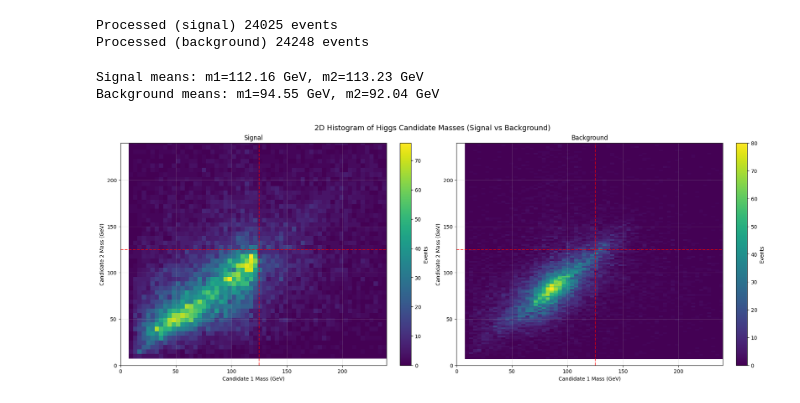
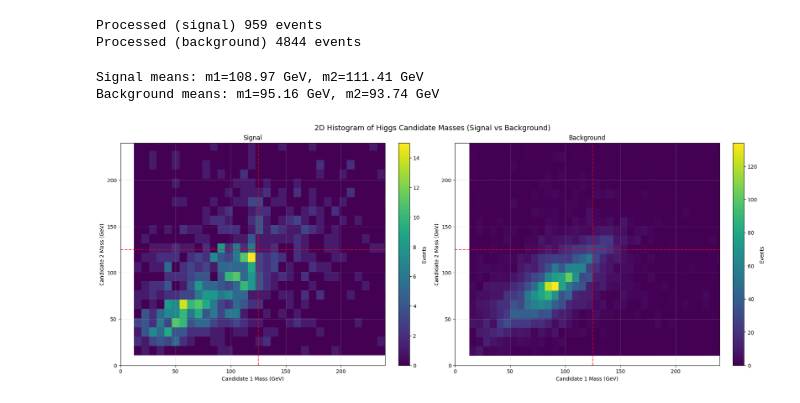
Before and after one commit to umarsdq/DiHiggsSBI_4b, a Jupyter notebook: higgs_candidate.ipynb, the cells around one changed output. Drawn from its saved outputs; the diff is of its cells as text; code cells hidden in the pictures.

```diff
--- a/higgs_candidate.ipynb
+++ b/higgs_candidate.ipynb
@@ -56,3 +54,12 @@ def compute_candidate_kinematics(pt1, pt2, eta1, eta2, phi1, phi2):
+# %%
+def compute_candidate_kinematics(pt1, pt2, eta1, eta2, phi1, phi2, mass1, mass2):
+
+    j1 = vector.obj(pt=pt1, eta=eta1, phi=phi1, mass=mass1)
+    j2 = vector.obj(pt=pt2, eta=eta2, phi=phi2, mass=mass2)
+
+    candidate = j1+j2
+
+    return candidate.mass, candidate.pt
 # %%
 # Load arrays for signal and background
 with uproot.open(FILE_PATH_SIGNAL) as f_sig:
@@ -77,6 +84,4 @@ Background:
 # %%
-# Helper to compute cand masses from an arrays object
-
 def collect_candidate_masses(arrays):
     cand1_masses = []
     cand2_masses = []
@@ -86,31 +91,35 @@ def collect_candidate_masses(arrays):
         etas = arrays["GenJet/GenJet.Eta"][event_idx]
         phis = arrays["GenJet/GenJet.Phi"][event_idx]
         btag_scores = arrays["GenJet/GenJet.BTag"][event_idx]
+        masses = arrays["GenJet/GenJet.Mass"][event_idx]
 
         pts = np.array(pts)
         etas = np.array(etas)
         phis = np.array(phis)
         btag_scores = np.array(btag_scores)
+        masses = np.array(masses)
 
         if len(pts) < 4:
             continue
 
         jet_indices = np.argsort(btag_scores)[::-1][:4]
-        jets = [(pts[i], etas[i], phis[i]) for i in jet_indices]
+        jets = [(pts[i], etas[i], phis[i], masses[i]) for i in jet_indices]
 
         pairings = [((0, 1), (2, 3)), ((0, 2), (1, 3)), ((0, 3), (1, 2))]
         pairing_results = []
 
         for (pair1_jet1, pair1_jet2), (pair2_jet1, pair2_jet2) in pairings:
-            m_pair1, pt_pair1, _, _, _, _, _ = compute_candidate_kinematics(
+            m_pair1, pt_pair1 = compute_candidate_kinematics(
                 jets[pair1_jet1][0], jets[pair1_jet2][0],
                 jets[pair1_jet1][1], jets[pair1_jet2][1],
-                jets[pair1_jet1][2], jets[pair1_jet2][2]
+                jets[pair1_jet1][2], jets[pair1_jet2][2],
+                jets[pair1_jet1][3], jets[pair1_jet2][3]
             )
-            m_pair2, pt_pair2, _, _, _, _, _ = compute_candidate_kinematics(
+            m_pair2, pt_pair2 = compute_candidate_kinematics(
                 jets[pair2_jet1][0], jets[pair2_jet2][0],
                 jets[pair2_jet1][1], jets[pair2_jet2][1],
-                jets[pair2_jet1][2], jets[pair2_jet2][2]
+                jets[pair2_jet1][2], jets[pair2_jet2][2],
+                jets[pair2_jet1][3], jets[pair2_jet2][3]
             )
 
             if pt_pair2 > pt_pair1:
@@ -130,16 +139,18 @@ def collect_candidate_masses(arrays):
         pairing_results.sort(key=lambda x: x[0])
         _, RHH, best_indices = pairing_results[0]
 
-        cand1_mass, cand1_pt, cand1_fourvec, cand1_eta, cand1_phi, _, _ = compute_candidate_kinematics(
+        cand1_mass, cand1_pt = compute_candidate_kinematics(
             jets[best_indices[0]][0], jets[best_indices[1]][0],
             jets[best_indices[0]][1], jets[best_indices[1]][1],
-            jets[best_indices[0]][2], jets[best_indices[1]][2]
+            jets[best_indices[0]][2], jets[best_indices[1]][2],
+            jets[best_indices[0]][3], jets[best_indices[1]][3]
         )
 
-        cand2_mass, cand2_pt, cand2_fourvec, cand2_eta, cand2_phi, _, _ = compute_candidate_kinematics(
+        cand2_mass, cand2_pt = compute_candidate_kinematics(
             jets[best_indices[2]][0], jets[best_indices[3]][0],
             jets[best_indices[2]][1], jets[best_indices[3]][1],
-            jets[best_indices[2]][2], jets[best_indices[3]][2]
+            jets[best_indices[2]][2], jets[best_indices[3]][2],
+            jets[best_indices[2]][3], jets[best_indices[3]][3]
         )
 
         cand1_masses.append(cand1_mass)
@@ -153,42 +164,42 @@ bkg_cand1, bkg_cand2 = collect_candidate_masses(arrays_bkg)
 print(f"Processed (signal) {len(sig_cand1)} events")
 print(f"Processed (background) {len(bkg_cand1)} events")
 # %% [output]
-Processed (signal) 24025 events
-Processed (background) 24248 events
+Processed (signal) 959 events
+Processed (background) 4844 events
 # %%
 # Side-by-side 2D histograms (Signal | Background) with higher resolution
 fig, axes = plt.subplots(1, 2, figsize=(18, 7), constrained_layout=True)
 
 # Signal
-h1 = axes[0].hist2d(sig_cand1, sig_cand2, bins=500, cmap='viridis')
+h1 = axes[0].hist2d(sig_cand1, sig_cand2, bins=100, cmap='viridis')
 axes[0].set_xlim(0, 240)
 axes[0].set_ylim(0, 240)
 axes[0].set_xlabel('Candidate 1 Mass (GeV)')
 axes[0].set_ylabel('Candidate 2 Mass (GeV)')
 axes[0].set_title('Signal')
 axes[0].grid(True, alpha=0.3)
 axes[0].axvline(x=125, color='red', linestyle='--', alpha=0.7)
 axes[0].axhline(y=125, color='red', linestyle='--', alpha=0.7)
 fig.colorbar(h1[3], ax=axes[0], label='Events')
 
 # Background
-h2 = axes[1].hist2d(bkg_cand1, bkg_cand2, bins=500, cmap='viridis')
+h2 = axes[1].hist2d(bkg_cand1, bkg_cand2, bins=100, cmap='viridis')
 axes[1].set_xlim(0, 240)
 axes[1].set_ylim(0, 240)
 axes[1].set_xlabel('Candidate 1 Mass (GeV)')
 axes[1].set_ylabel('Candidate 2 Mass (GeV)')
 axes[1].set_title('Background')
 axes[1].grid(True, alpha=0.3)
 axes[1].axvline(x=125, color='red', linestyle='--', alpha=0.7)
 axes[1].axhline(y=125, color='red', linestyle='--', alpha=0.7)
 fig.colorbar(h2[3], ax=axes[1], label='Events')
 
 fig.suptitle('2D Histogram of Higgs Candidate Masses (Signal vs Background)', fontsize=14)
 plt.savefig('higgs_candidate_masses_signal_vs_background_highres.pdf', dpi=200)
 
 print(f"Signal means: m1={np.mean(sig_cand1):.2f} GeV, m2={np.mean(sig_cand2):.2f} GeV")
 print(f"Background means: m1={np.mean(bkg_cand1):.2f} GeV, m2={np.mean(bkg_cand2):.2f} GeV")
 # %% [output]
-Signal means: m1=112.16 GeV, m2=113.23 GeV
-Background means: m1=94.55 GeV, m2=92.04 GeV
+Signal means: m1=108.97 GeV, m2=111.41 GeV
+Background means: m1=95.16 GeV, m2=93.74 GeV
-[figure, old version]
+[figure, new version]
```
Also changed, not shown: parts of 5 cells of this notebook, 45 other files.
